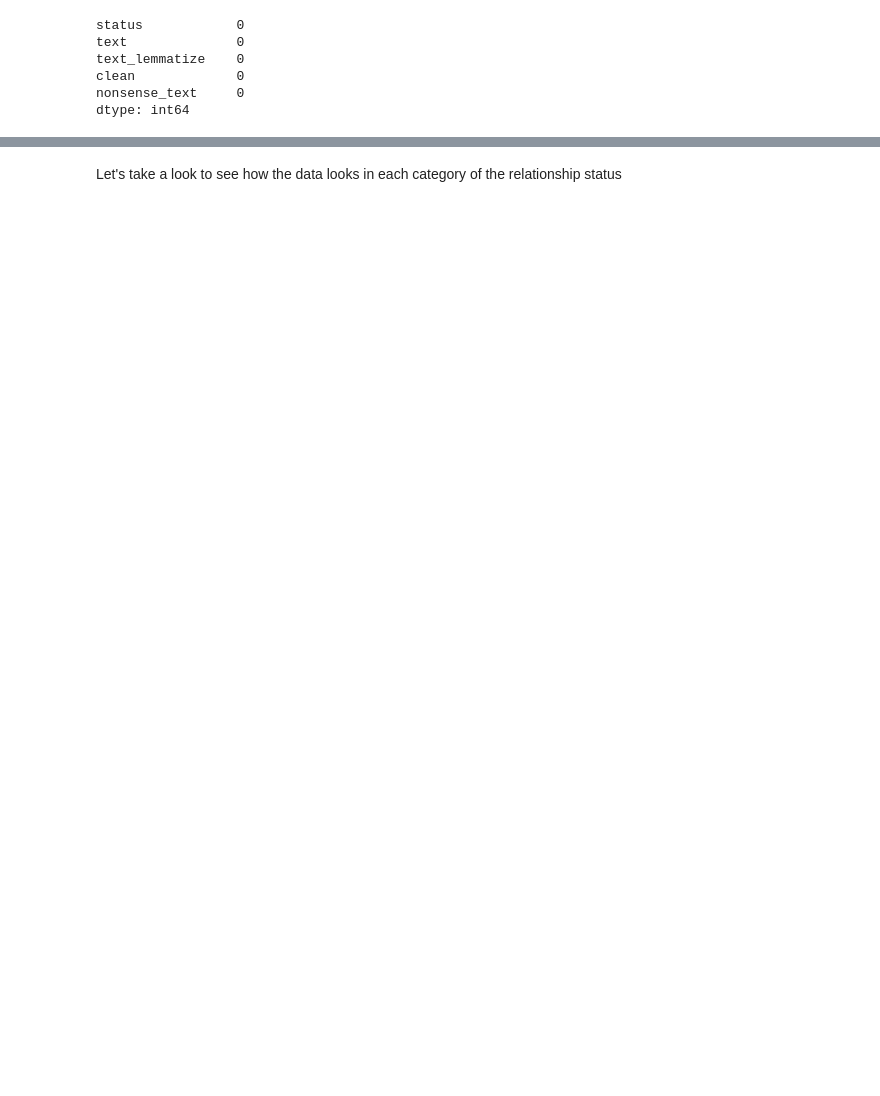
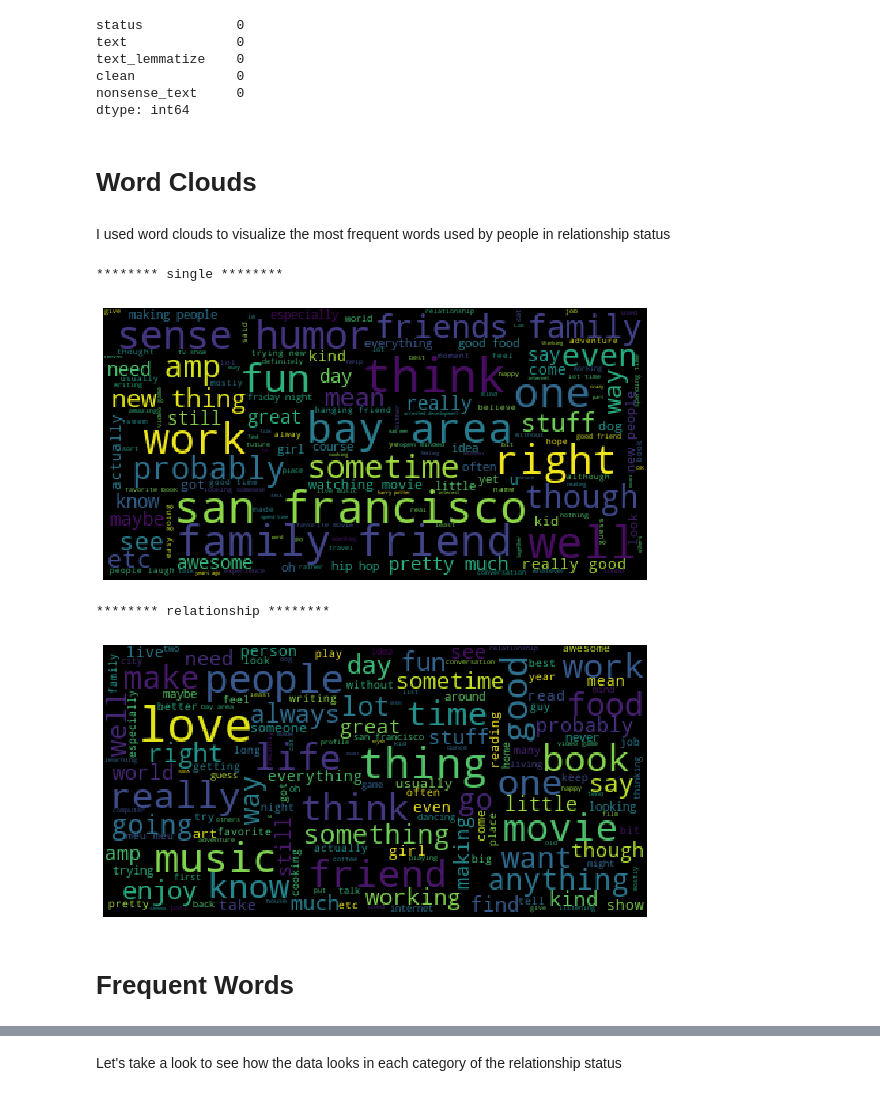
Before and after one commit to dendar/Final_cap, a Jupyter notebook: Marital_Status_model.ipynb, the cells around one changed output, grey strips where cells are left out. Cells and saved outputs as stored; diff of their text form; code cells hidden in the pictures; blank space fills up the shorter version.

```diff
--- a/Marital_Status_model.ipynb
+++ b/Marital_Status_model.ipynb
@@ -45,3 +47,7 @@ text_lemmatize    0
 clean             0
 nonsense_text     0
 dtype: int64
+# %% [markdown]
+# Word Clouds
+# %% [markdown]
+I used word clouds to visualize the most frequent words used by people in relationship status
@@ -47,0 +56,23 @@ dtype: int64
+# %%
+from wordcloud import WordCloud
+def plot_wordcloud(corpus, max_words=150, max_font_size=35, figsize=(10,10)):
+    corpus = " ".join(corpus)
+    wc = WordCloud(collocations=True,background_color='black', max_words=max_words, max_font_size=max_font_size)
+
+    wc = wc.generate(corpus)
+
+    fig = plt.figure(num=1, figsize=figsize)
+    plt.axis('off')
+    plt.imshow(wc, cmap=None)
+    plt.show()
+# %%
+for i in test_data["status"].unique():
+    print("******** {} ********".format(i))
+    plot_wordcloud(corpus=test_data[test_data["status"]==i]["clean"], max_words=150, max_font_size=35, figsize=(10,5))
+# %% [output]
+******** single ********
+[figure, added]
+******** relationship ********
+[figure, added]
+# %% [markdown]
+# Frequent Words
```
Also changed, not shown: parts of 19 cells of this notebook, 2 other files.
